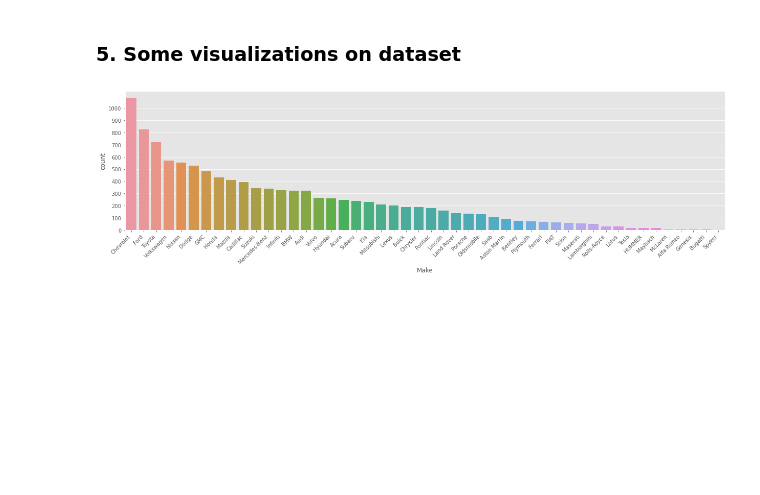
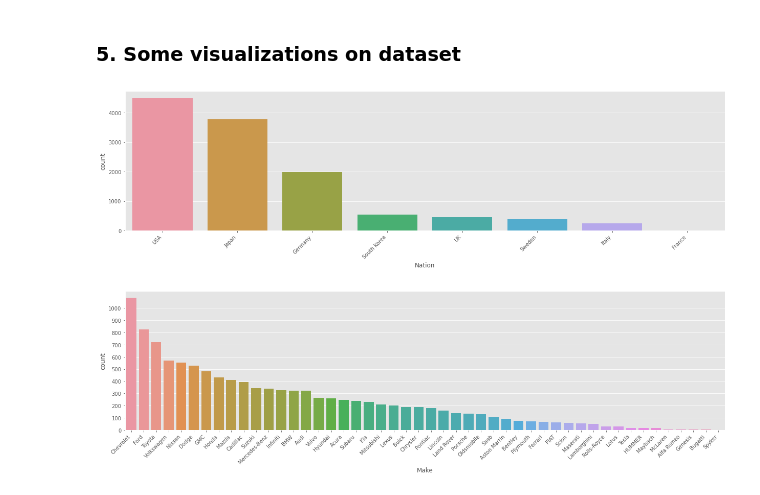
Before and after one commit to furkaneneseren/Car-Price-Analysis-EDA, a Jupyter notebook: car-price-analysis-eda.ipynb, the cells around one changed output. Saved outputs shown, nothing was run; the diff lists cells and outputs as text; code cells hidden in the pictures; blank space fills up the shorter version.

Commit message:
eda plots and some resources

```diff
--- a/car-price-analysis-eda.ipynb
+++ b/car-price-analysis-eda.ipynb
@@ -166,5 +171,12 @@ Missing values can be filled with mean or median or mode values. Checking distri
 # %% [markdown]
 ### 5. Some visualizations on dataset
+# %%
+plt.rcParams["figure.figsize"] = (21, 5)
+plt.xticks(rotation=45, ha="right")
+sns.countplot(x="Nation", order=df_merged.Nation.value_counts().sort_values(ascending=False).index, data=df_merged)
+plt.show()
+# %% [output]
+[figure, added]
 # %%
 plt.rcParams["figure.figsize"] = (21, 5)
 plt.xticks(rotation=45, ha="right")
```
Also changed, not shown: parts of 22 cells of this notebook, 7 other files.
